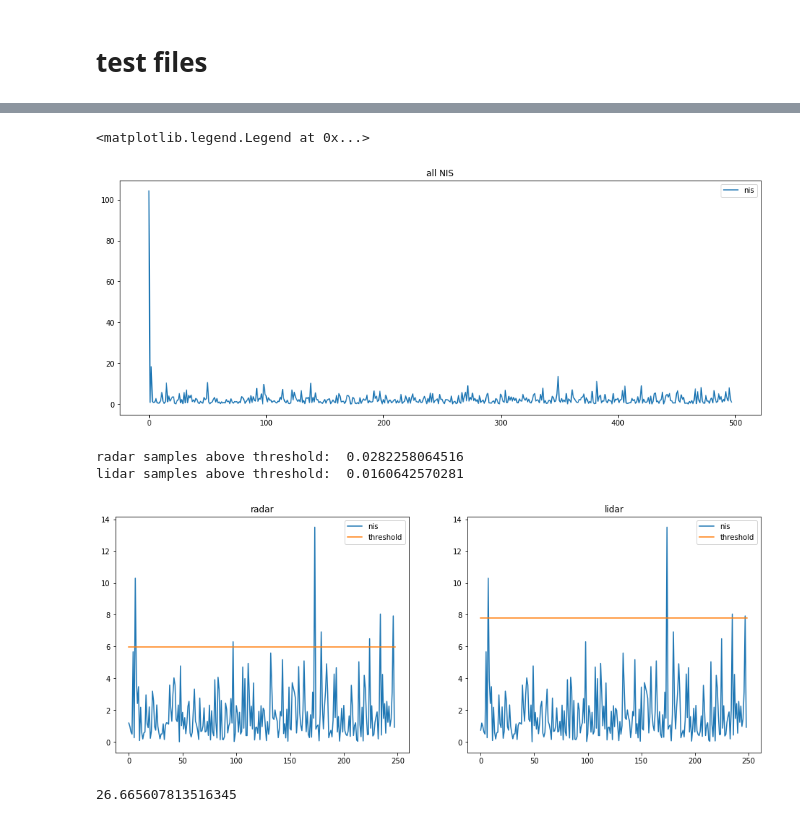
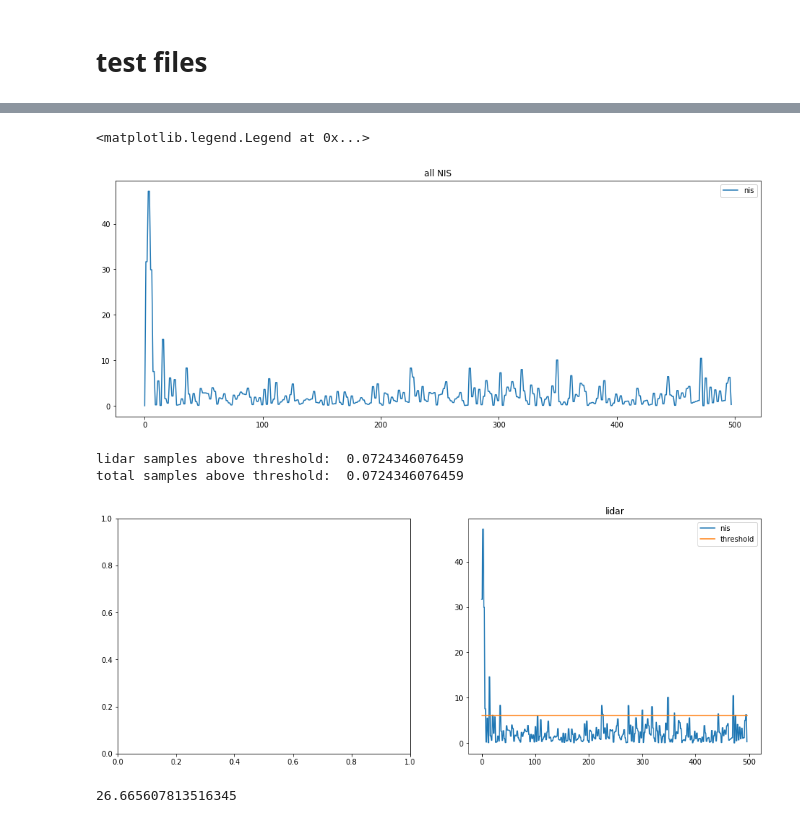
Before and after one commit to diogo-aos/CarND-Unscented-Kalman-Filter-Project, a Jupyter notebook: analyze_results.ipynb, the cells around one changed output, grey strips where cells are left out. Saved outputs shown, nothing was run; the diff lists cells and outputs as text; code cells hidden in the pictures.

Commit message:
handin results, saved plots

```diff
--- a/analyze_results.ipynb
+++ b/analyze_results.ipynb
@@ -18,3 +12,7 @@ fn = '/home/chiro/workspace/self_driving_car/term2/p1/CarND-Unscented-Kalman-Fil
 fn = '/home/chiro/workspace/self_driving_car/term2/p1/CarND-Unscented-Kalman-Filter-Project/results_00_52_53__31Out2017_.csv'
 # %%
 fn = '/home/chiro/workspace/self_driving_car/term2/p1/CarND-Unscented-Kalman-Filter-Project/build/results.csv'
+# %%
+fn = !zenity --file-selection
+fn = fn[0]
+fn
@@ -54,7 +58,8 @@ axes.extend(row2)
 
 for ax, col_data, thresh, title in zip(axes, rmse.T, rmse_thesholds, titles):
     ax.plot(col_data, label='rmse')
-    ax.plot([0, len(rmse)], [thresh, thresh], label='threshold')
+    ax.plot([0, len(col_data)], [thresh, thresh], label='threshold')
     ax.set_title(title)
     ax.legend()
+    print('last rmse for {} is {}'.format(title, col_data[-1]))
 # %% [output]
@@ -70,34 +79,44 @@ ax1.set_title('all NIS')
 ax1.legend()
 # %% [output]
 <matplotlib.legend.Legend at 0x...>
-[figure, old version]
+[figure, new version]
 # %%
 fig, (ax1, ax2) = plt.subplots(nrows=1, ncols=2)
 fig.set_figwidth(16)
 fig.set_figheight(6)
+samples_above = 0
+total_samples = 0
 
 
 if len(nis[sensor==1]) > 0:
-    thresh = 5.991
-    ary2plot = nis[sensor==0][1:]
+    thresh = 7.815
+#     ary2plot = nis[sensor==1]
+    ary2plot = nis[sensor==1][2:]
     ax1.plot(ary2plot, label='nis')
     ax1.plot([0, len(ary2plot)], [thresh, thresh], label='threshold')
     ax1.set_title('radar')
     ax1.legend()
     print('radar samples above threshold: ', sum(ary2plot >= thresh) / len(ary2plot))
+    samples_above += sum(ary2plot >= thresh)
+    total_samples += len(ary2plot)
 
 if len(nis[sensor==0]) > 0:
-    thresh = 7.815
+    thresh = 5.991
     ary2plot = nis[sensor==0]
+#     ary2plot = nis[sensor==0][16:]
     ax2.plot(ary2plot, label='nis')
     ax2.plot([0, len(ary2plot)], [thresh, thresh], label='threshold')
     ax2.set_title('lidar')
     ax2.legend()
     print('lidar samples above threshold: ', sum(ary2plot >= thresh) / len(ary2plot))
+    samples_above += sum(ary2plot >= thresh)
+    total_samples += len(ary2plot)
+
+print('total samples above threshold: ', samples_above / total_samples)
 # %% [output]
-radar samples above threshold:  0.0282258064516
-lidar samples above threshold:  0.0160642570281
+lidar samples above threshold:  0.0724346076459
+total samples above threshold:  0.0724346076459
-[figure, old version]
+[figure, new version]
 # %%
 # maximum distance from origin
 dist = [np.sqrt(px**2 + py**2) for px, py in zip(gt[:,0], gt[:,1])]
```
Also changed, not shown: parts of 9 cells of this notebook, 17 other files.
